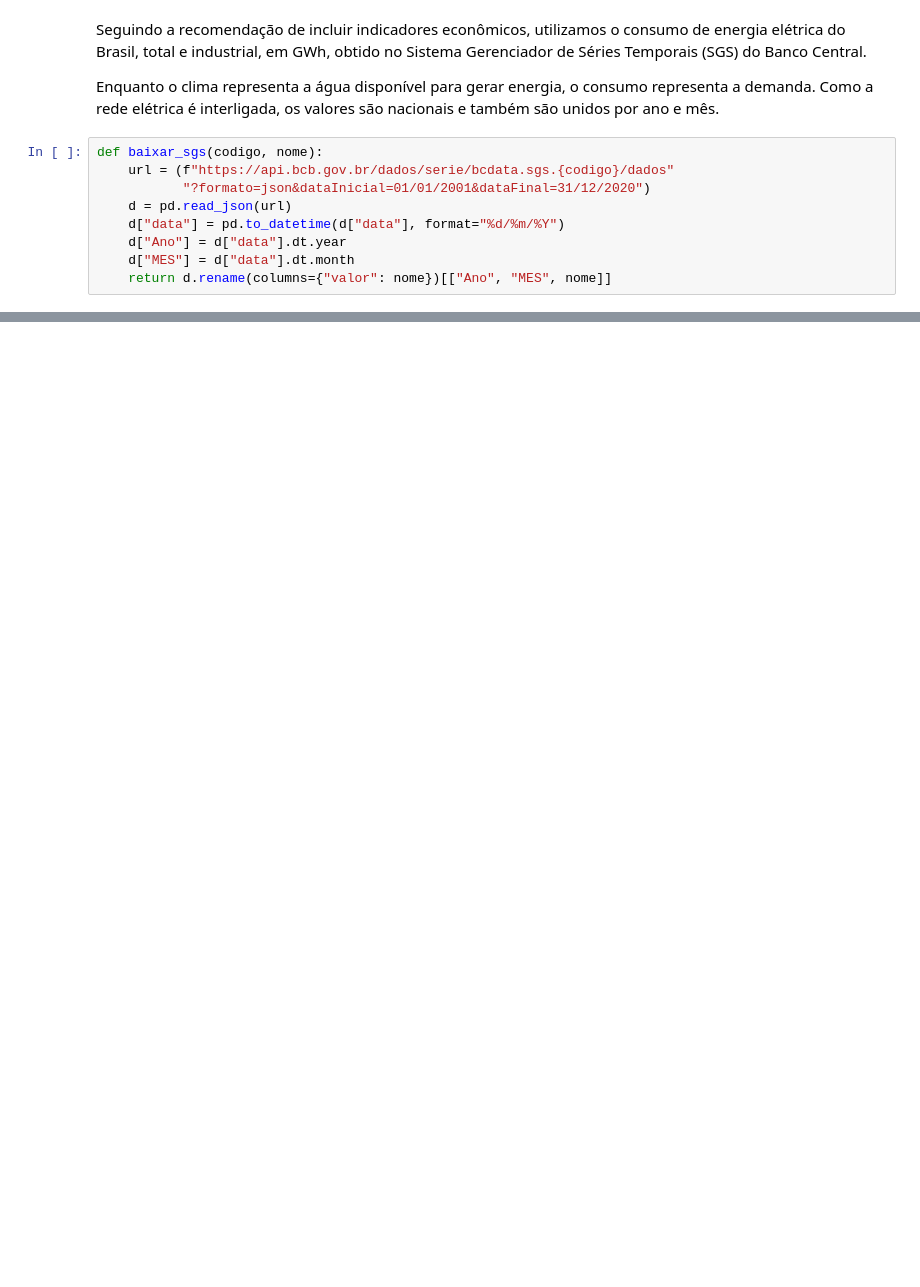
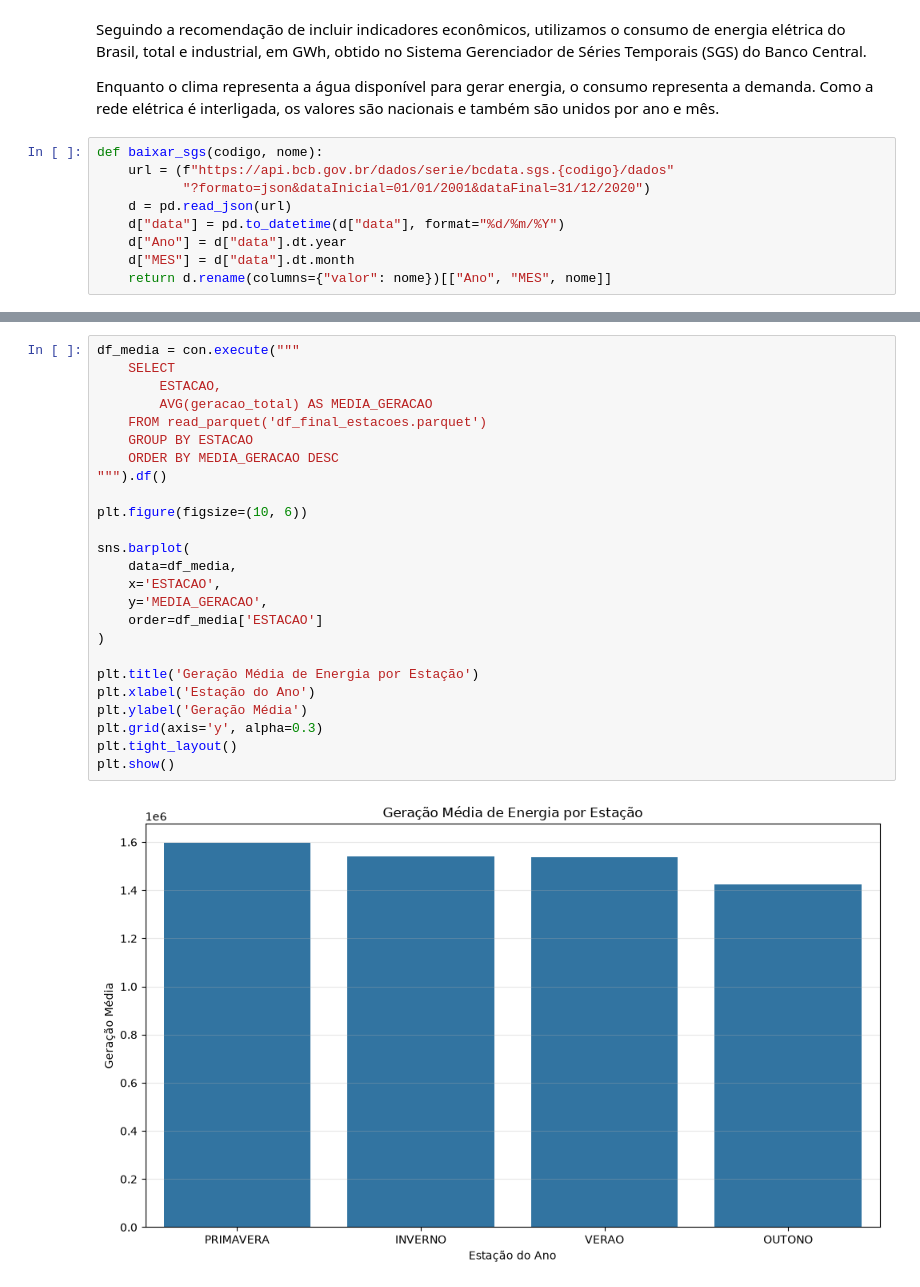
Before and after one commit to soplima/trabalho_final, a Jupyter notebook: analise.ipynb, the cells around one changed output, grey strips where cells are left out. Cells and saved outputs as stored; diff of their text form; blank space fills up the shorter version.

```diff
--- a/analise.ipynb
+++ b/analise.ipynb
@@ -416,0 +440,27 @@ dtype: int64
+# %%
+df_media = con.execute("""
+    SELECT
+        ESTACAO,
+        AVG(geracao_total) AS MEDIA_GERACAO
+    FROM read_parquet('df_final_estacoes.parquet')
+    GROUP BY ESTACAO
+    ORDER BY MEDIA_GERACAO DESC
+""").df()
+
+plt.figure(figsize=(10, 6))
+
+sns.barplot(
+    data=df_media,
+    x='ESTACAO',
+    y='MEDIA_GERACAO',
+    order=df_media['ESTACAO']
+)
+
+plt.title('Geração Média de Energia por Estação')
+plt.xlabel('Estação do Ano')
+plt.ylabel('Geração Média')
+plt.grid(axis='y', alpha=0.3)
+plt.tight_layout()
+plt.show()
+# %% [output]
+[figure, added]
```
Also changed, not shown: parts of 27 cells of this notebook.
